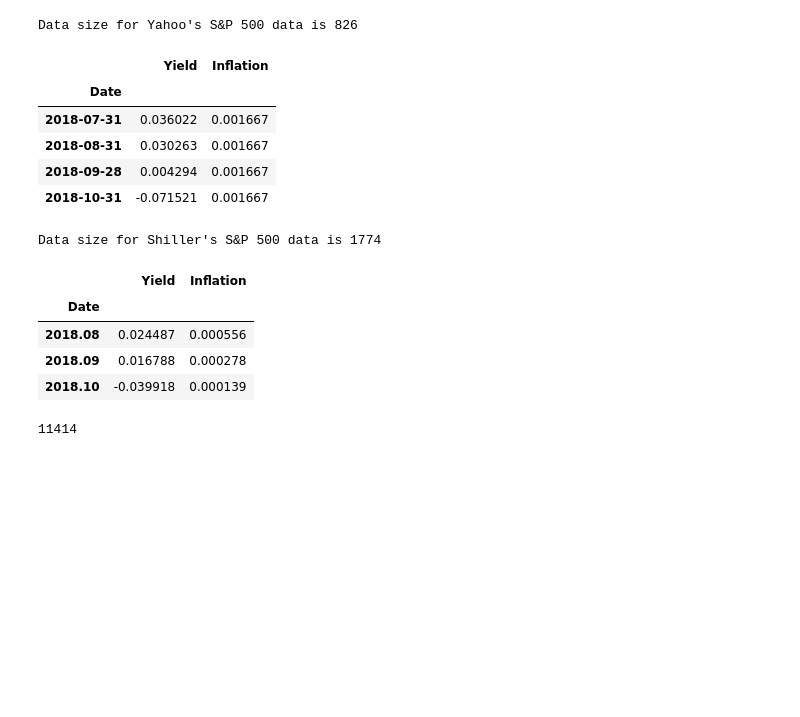
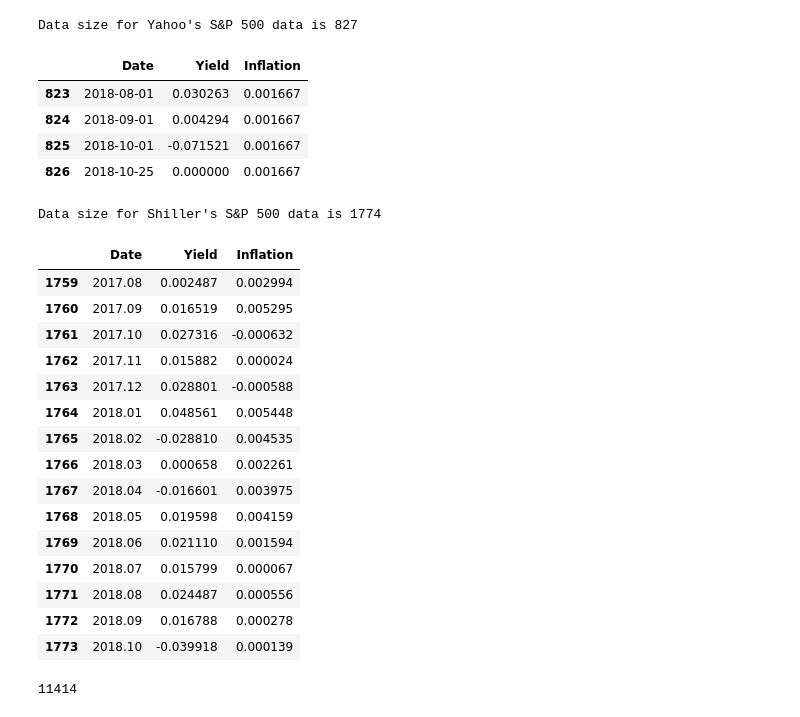
Before and after one commit to dannyvankooten/pd-belastingdruk, a Jupyter notebook: SWR per belastingstelsel.ipynb, the cells around one changed output. Drawn from its saved outputs; the diff is of its cells as text; code cells hidden in the pictures; blank space fills up the shorter version.

```diff
--- a/SWR per belastingstelsel.ipynb
+++ b/SWR per belastingstelsel.ipynb
@@ -8,43 +8,52 @@ datasets = {}
 # %%
 # Parse data from Yahoo (1950 - now)
 # https://finance.yahoo.com/quote/%5EGSPC/history?p=%5EGSPC
-data = pd.read_csv('SP500-Yahoo-Daily.csv', index_col='Date', parse_dates=['Date'])
-data = data.resample('BM').apply(lambda x: x[-1])
+data = pd.read_csv('SP500-Yahoo.csv')
+#data = data.resample('BM').apply(lambda x: x[-1])
 data['Yield'] = data['Adj Close'].pct_change().fillna(0.0)
-data = data[['Yield']]
+data = data[['Date', 'Yield']]
 data['Inflation'] = 0.02 / 12 # Fixed inflation at 2%, we can do better if we use Shiller's data here
-
 datasets['Yahoo'] = data
 print("Data size for Yahoo's S&P 500 data is %d" % len(data.index))
 data.tail(4)
 # %% [output]
-Data size for Yahoo's S&P 500 data is 826
+Data size for Yahoo's S&P 500 data is 827
-|  | Yield | Inflation |
-| Date |  |  |
-| 2018-07-31 | 0.036022 | 0.001667 |
-| 2018-08-31 | 0.030263 | 0.001667 |
-| 2018-09-28 | 0.004294 | 0.001667 |
-| 2018-10-31 | -0.071521 | 0.001667 |
+|  | Date | Yield | Inflation |
+| 823 | 2018-08-01 | 0.030263 | 0.001667 |
+| 824 | 2018-09-01 | 0.004294 | 0.001667 |
+| 825 | 2018-10-01 | -0.071521 | 0.001667 |
+| 826 | 2018-10-25 | 0.000000 | 0.001667 |
 # %%
 # Parse data from Shiller (1870 - now)
 # http://www.econ.yale.edu/~shiller/data.htm
-data = pd.read_csv("SP500-Shiller.csv", delimiter='\t', index_col='Date')
+data = pd.read_csv("SP500-Shiller.csv", delimiter='\t')
 data['Stock yield'] = data['P'].pct_change().fillna(0.0)
 data['Div yield'] = (data['D'] / data['P']).fillna(0.0) / 12 # Shiller uses div yield of trailing 12 months
 data['Inflation'] = data['CPI'].pct_change().fillna(0.0)
 data['Yield'] =  data['Stock yield'] + data['Div yield']
-data = data[['Yield', 'Inflation']]
+data = data[['Date','Yield', 'Inflation']]
 
 datasets['Shiller'] = data
 print("Data size for Shiller's S&P 500 data is %d" % len(data.index))
-data.tail(3)
+data.tail(15)
 # %% [output]
 Data size for Shiller's S&P 500 data is 1774
-|  | Yield | Inflation |
-| Date |  |  |
-| 2018.08 | 0.024487 | 0.000556 |
-| 2018.09 | 0.016788 | 0.000278 |
-| 2018.10 | -0.039918 | 0.000139 |
+|  | Date | Yield | Inflation |
+| 1759 | 2017.08 | 0.002487 | 0.002994 |
+| 1760 | 2017.09 | 0.016519 | 0.005295 |
+| 1761 | 2017.10 | 0.027316 | -0.000632 |
+| 1762 | 2017.11 | 0.015882 | 0.000024 |
+| 1763 | 2017.12 | 0.028801 | -0.000588 |
+| 1764 | 2018.01 | 0.048561 | 0.005448 |
+| 1765 | 2018.02 | -0.028810 | 0.004535 |
+| 1766 | 2018.03 | 0.000658 | 0.002261 |
+| 1767 | 2018.04 | -0.016601 | 0.003975 |
+| 1768 | 2018.05 | 0.019598 | 0.004159 |
+| 1769 | 2018.06 | 0.021110 | 0.001594 |
+| 1770 | 2018.07 | 0.015799 | 0.000067 |
+| 1771 | 2018.08 | 0.024487 | 0.000556 |
+| 1772 | 2018.09 | 0.016788 | 0.000278 |
+| 1773 | 2018.10 | -0.039918 | 0.000139 |
 # %%
 def vermogensbelasting_2016(capital, gains=0):
     return max(0, round(0.012 * (capital-(2*24437)))) # met partner
```
Also changed, not shown: parts of 3 cells of this notebook.
